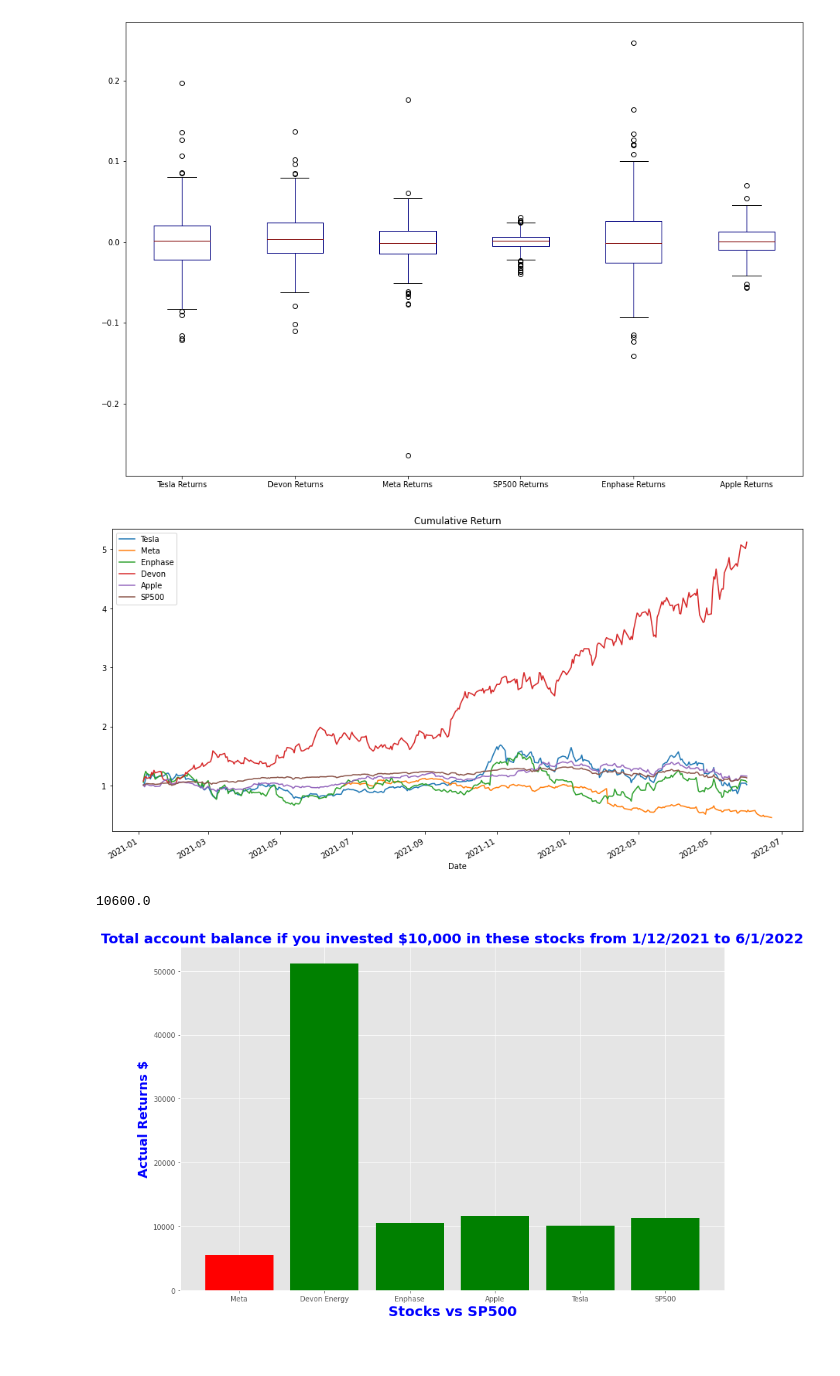
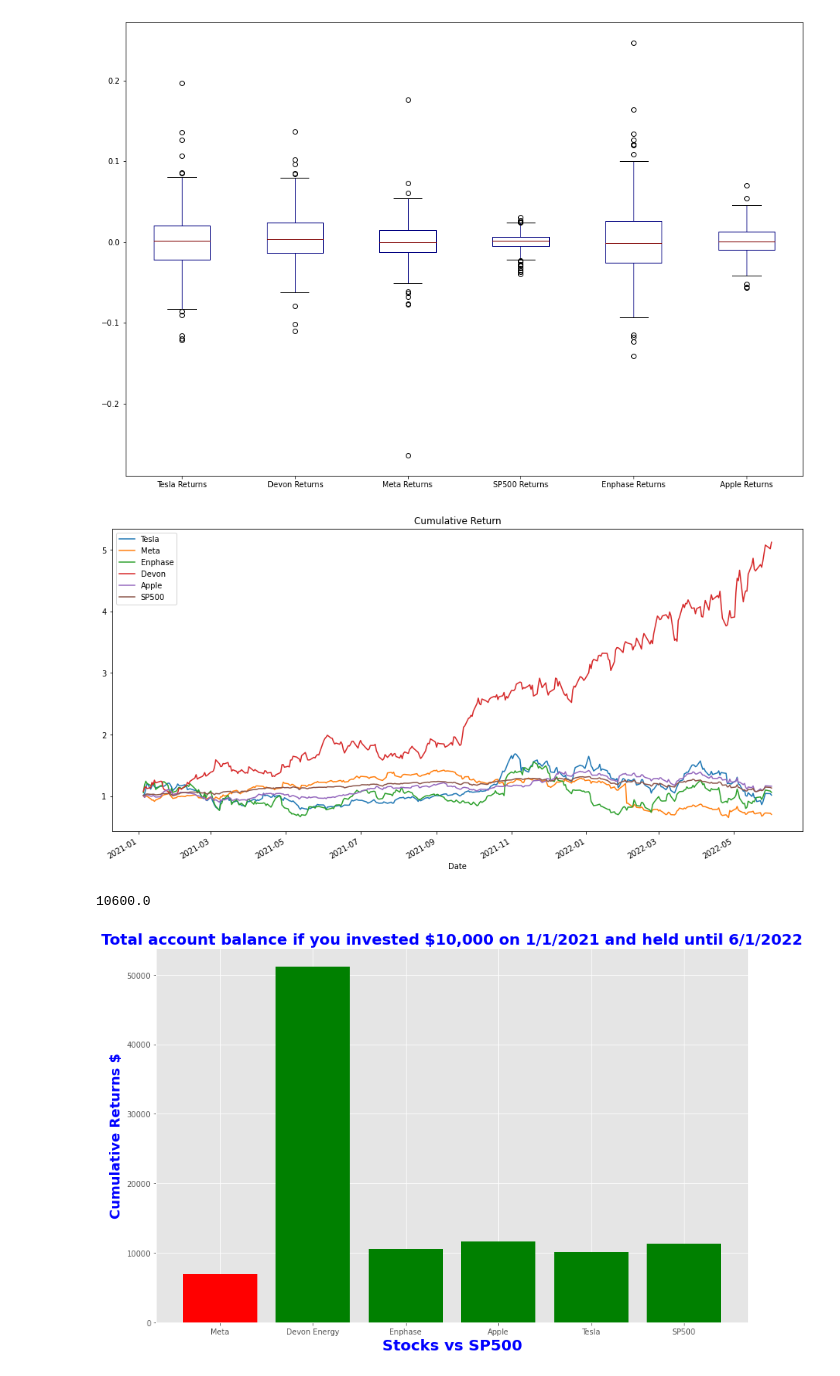
Before and after one commit to stuykid/2022-Stock-Market-analysis, a Jupyter notebook: 2022 Stock Market Analysis.ipynb, the cells around one changed output. Cells and saved outputs as stored; diff of their text form; code cells hidden in the pictures.

```diff
--- a/2022 Stock Market Analysis.ipynb
+++ b/2022 Stock Market Analysis.ipynb
@@ -17,7 +17,7 @@ tesla = web.DataReader("TSLA", 'yahoo', start, end)
 VOO = web.DataReader('VOO', 'yahoo', start, end)
 enphase = web.DataReader('ENPH', 'yahoo', start, end)
 apple = web.DataReader('AAPL', 'yahoo', start, end)
-meta = web.DataReader('FB', 'yahoo', start, end)
+meta = web.DataReader('META', 'yahoo', start, end)
 devon = web.DataReader('DVN', 'yahoo', start, end)
 # %% [markdown]
 # Checking the data
@@ -196,7 +196,7 @@ apple['Cumulative Return'].plot(label='Apple')
 VOO['Cumulative Return'].plot(label='SP500')
 plt.legend();
 # %% [output]
-[figure, old version]
+[figure, new version]
 # %%
 meta_dollars = round((meta.loc['2022-06-01']['Cumulative Return']),2) * 10000
 devon_dollars = round((devon.loc['2022-06-01']['Cumulative Return']),2) * 10000
@@ -214,25 +214,25 @@ y1 = [meta_dollars,devon_dollars,enphase_dollars, apple_dollars, tesla_dollars,
 # %%
 
 plt.style.use('ggplot')
 colors = ['red', 'green', 'green', 'green', 'green', 'green']
 #colors = [color == 'green' for y in y1 if y >= 10000 else color == 'red']
 #colors = [y for y in y1 if y >= 10000: colors = 'green' else: colors = 'red']
 for y in y1:
     if y >= 10000:
         colors == 'green'
     else:
         colors == 'red'
 
 fig = plt.figure(figsize=(12,8))
 plt.bar(x1, y1, color=colors)
 
 
-plt.ylabel("Actual Returns $",fontweight='bold', color = 'blue', fontsize='18')
-plt.title("Total account balance if you invested $10,000 in these stocks from 1/12/2021 to 6/1/2022", fontweight='bold', color = 'blue', fontsize='20')
+plt.ylabel("Cumulative Returns $",fontweight='bold', color = 'blue', fontsize='18')
+plt.title("Total account balance if you invested $10,000 on 1/1/2021 and held until 6/1/2022", fontweight='bold', color = 'blue', fontsize='20')
 
 plt.xlabel('Stocks vs SP500', fontweight='bold', color = 'blue', fontsize='20')
 plt.tight_layout()
 
 plt.show()
 # %% [output]
-[figure, old version]
+[figure, new version]
```
Also changed, not shown: parts of 7 cells of this notebook.
